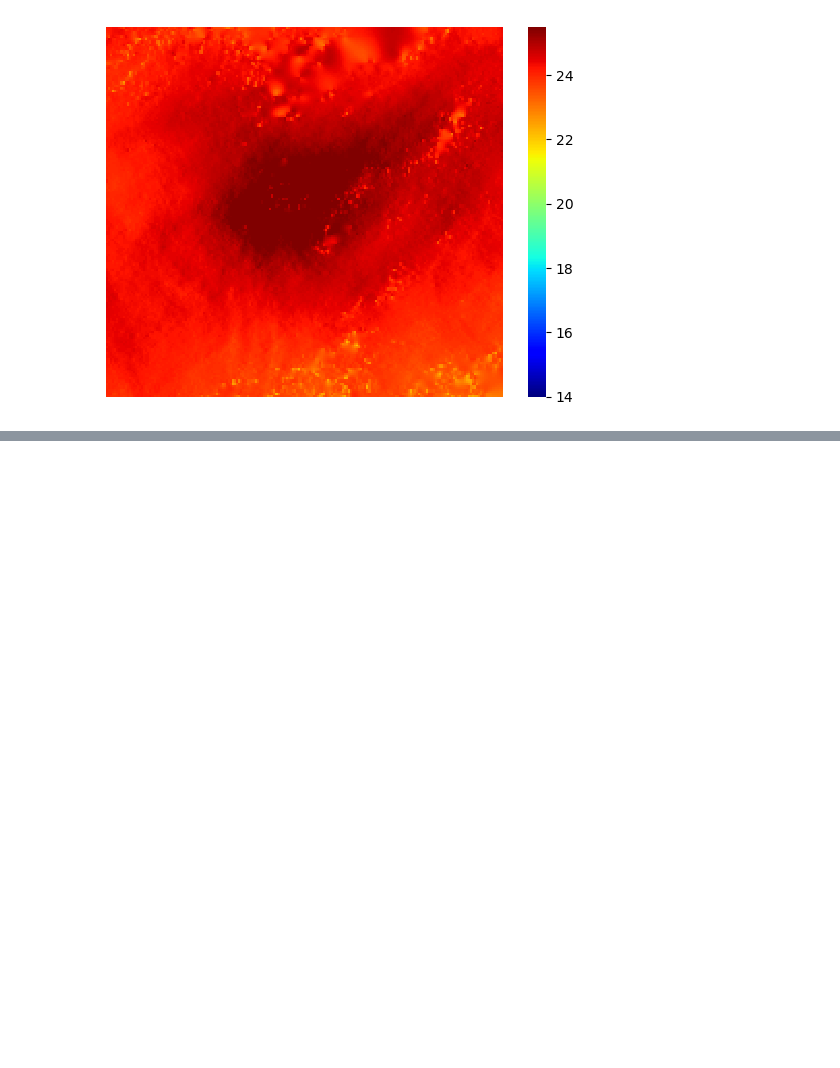
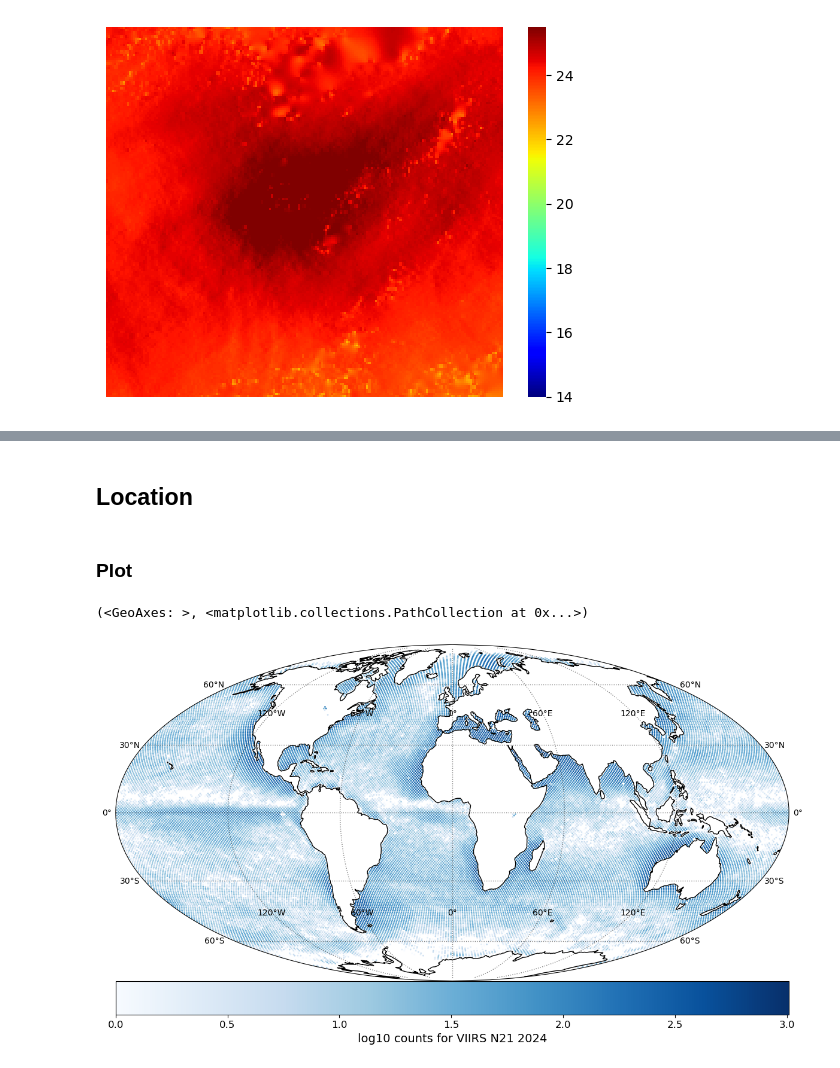
Before and after one commit to Sea-Meets-the-Stars/nenya, a Jupyter notebook: papers/InformationContent/Analysis/Check_Extraction.ipynb, the cells around one changed output, grey strips where cells are left out. Saved outputs shown, nothing was run; the diff lists cells and outputs as text; code cells hidden in the pictures; blank space fills up the shorter version.

```diff
--- a/papers/InformationContent/Analysis/Check_Extraction.ipynb
+++ b/papers/InformationContent/Analysis/Check_Extraction.ipynb
@@ -67,0 +75,2 @@ cutout.show_image(image, vmnx=vmnx)
+# %%
+viirs = pandas.read_parquet('VIIRS_N21_2024.parquet')
@@ -67,0 +86,18 @@ cutout.show_image(image, vmnx=vmnx)
+# %% [markdown]
+## Location
+# %%
+reload(hp_utils)
+hpma, hpma1, hp_lons, hp_lats, nside = hp_utils.arrays_to_healpix(viirs.lat.values,
+                                                                  viirs.lon.values,
+                                                                  np.ones(len(viirs)),
+                                                                  not_gridded=True,
+                                                                  nside=64)
+# %% [markdown]
+### Plot
+# %%
+log_counts = np.log10(hpma)
+globe.plot_lons_lats_vals(hp_lons, hp_lats, log_counts, cmap='Blues',
+                         cb_lbl='log10 counts for VIIRS N21 2024')
+# %% [output]
+(<GeoAxes: >, <matplotlib.collections.PathCollection at 0x...>)
+[figure, added]
```
Also changed, not shown: parts of 5 cells of this notebook, 1 other file.
